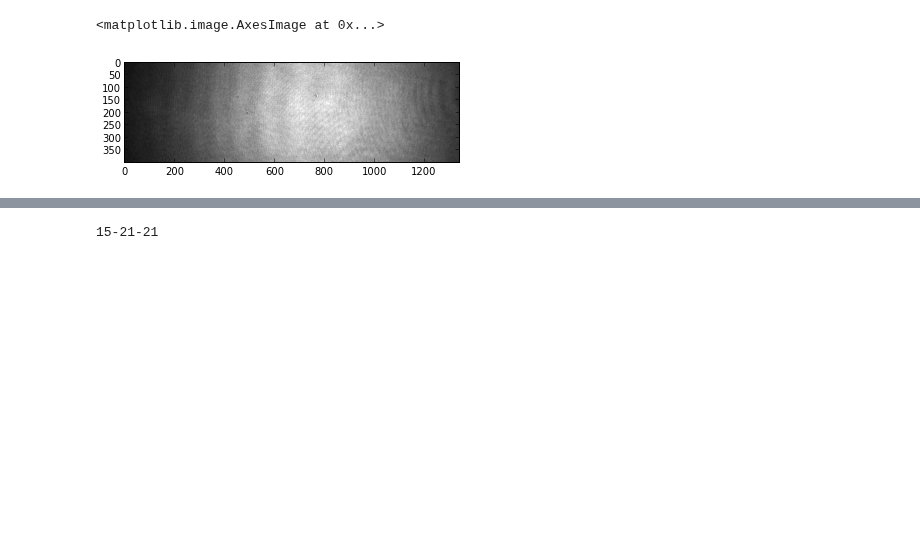
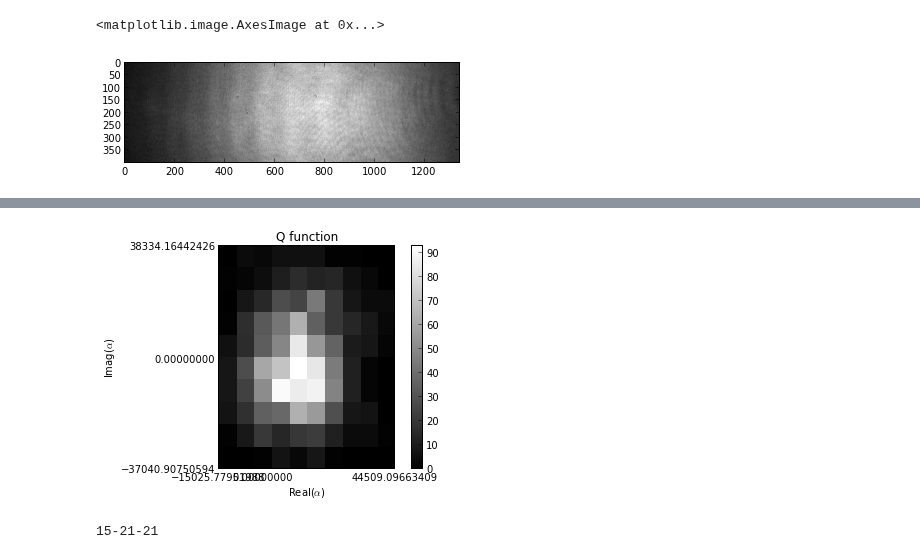
Before and after one commit to DawesLab/CCDimage, a Jupyter notebook: CCDimage capture _ Multi-line.ipynb, the cells around one changed output, grey strips where cells are left out. Saved outputs shown, nothing was run; the diff lists cells and outputs as text; code cells hidden in the pictures; blank space fills up the shorter version.

```diff
--- a/CCDimage capture _ Multi-line.ipynb
+++ b/CCDimage capture _ Multi-line.ipynb
@@ -138,3 +76,19 @@ qfig = Qfunc.qfuncimage(output,qbin,0)
+# %%
+qbin = 10
+
+modeIndex = 486
+
+#Complex phase plot
+#Save complex fft maxima of shots as an array
+output = array([])
+
+for item in croppedList:
+    output = np.append(output,item[:,modeIndex])
+
+
+qfig = Qfunc.qfuncimage(output,qbin,0)
+# %% [output]
+[figure, added]
 # %%
 #Save data as .png of qfunc and .npy of array of complex max values of fft's
 
```
Also changed, not shown: parts of 5 cells of this notebook.
